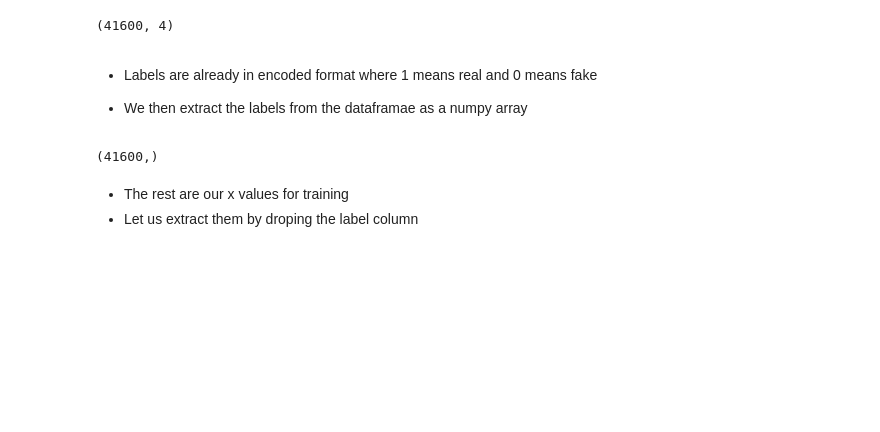
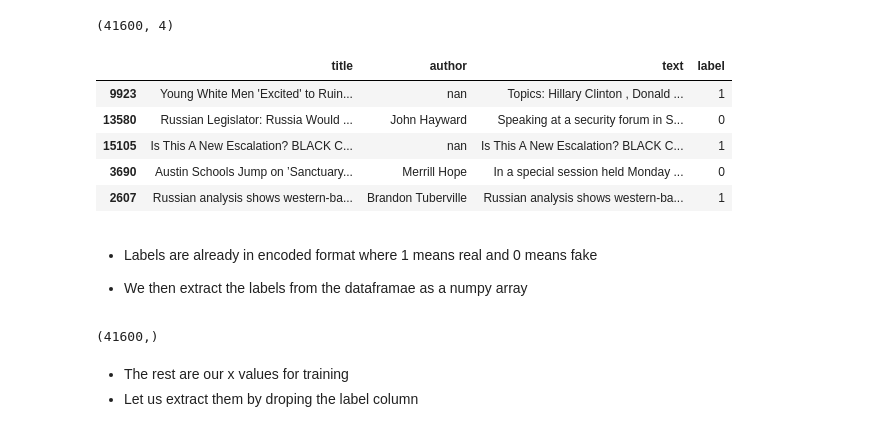
Before and after one commit to developertom01/fake_news_prediction2, a Jupyter notebook: training.ipynb, the cells around one changed output. Saved outputs shown, nothing was run; the diff lists cells and outputs as text; code cells hidden in the pictures; blank space fills up the shorter version.

```diff
--- a/training.ipynb
+++ b/training.ipynb
@@ -57,7 +57,14 @@ df.shape
 # %%
 df.title=df.title.astype(str)
 df.text=df.text.astype(str)
-df.author=df.author.astype(str)
+df.head(5)
+# %% [output]
+|  | title | author | text | label |
+| 9923 | Young White Men 'Excited' to Ruin... | nan | Topics: Hillary Clinton , Donald ... | 1 |
+| 13580 | Russian Legislator: Russia Would ... | John Hayward | Speaking at a security forum in S... | 0 |
+| 15105 | Is This A New Escalation? BLACK C... | nan | Is This A New Escalation? BLACK C... | 1 |
+| 3690 | Austin Schools Jump on ’Sanctuary... | Merrill Hope | In a special session held Monday ... | 0 |
+| 2607 | Russian analysis shows western-ba... | Brandon Tuberville | Russian analysis shows western-ba... | 1 |
 # %% [markdown]
 * Labels are already in encoded format where 1 means real and 0 means fake
 
```
Also changed, not shown: parts of 29 cells of this notebook, 4 other files.
